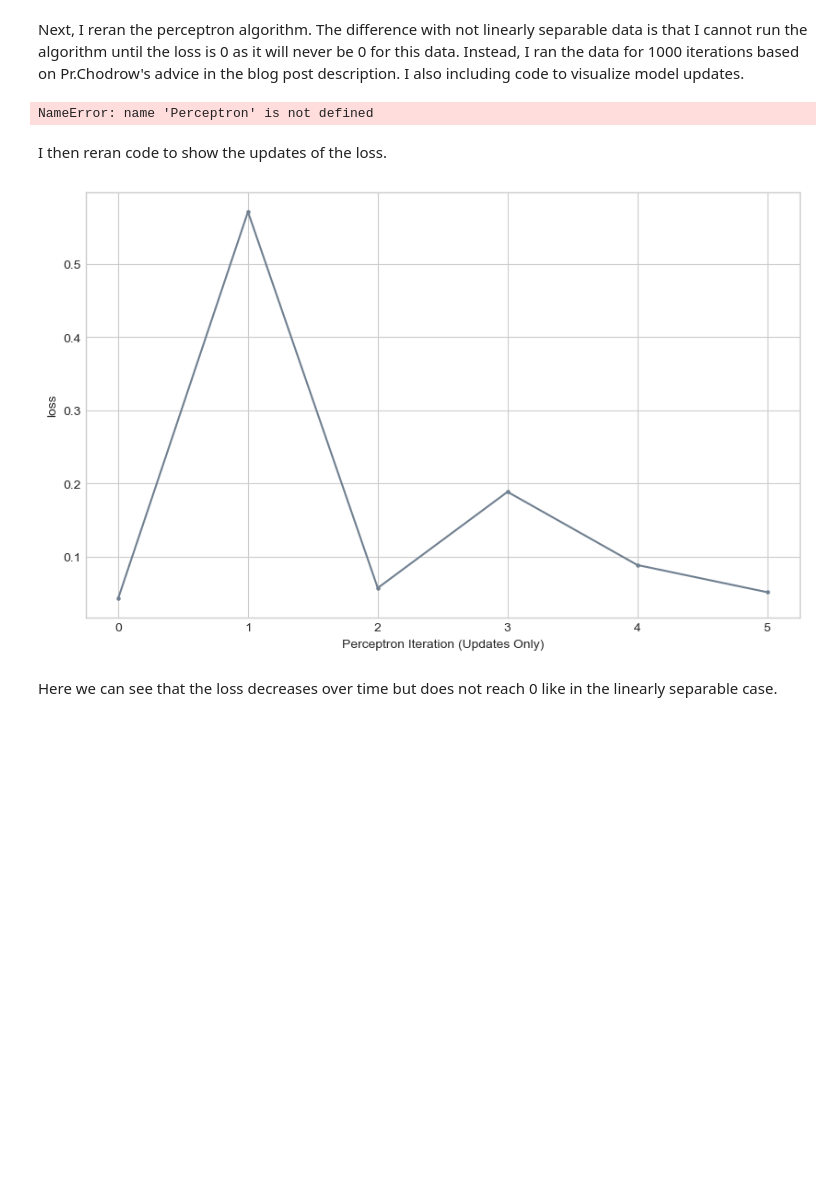
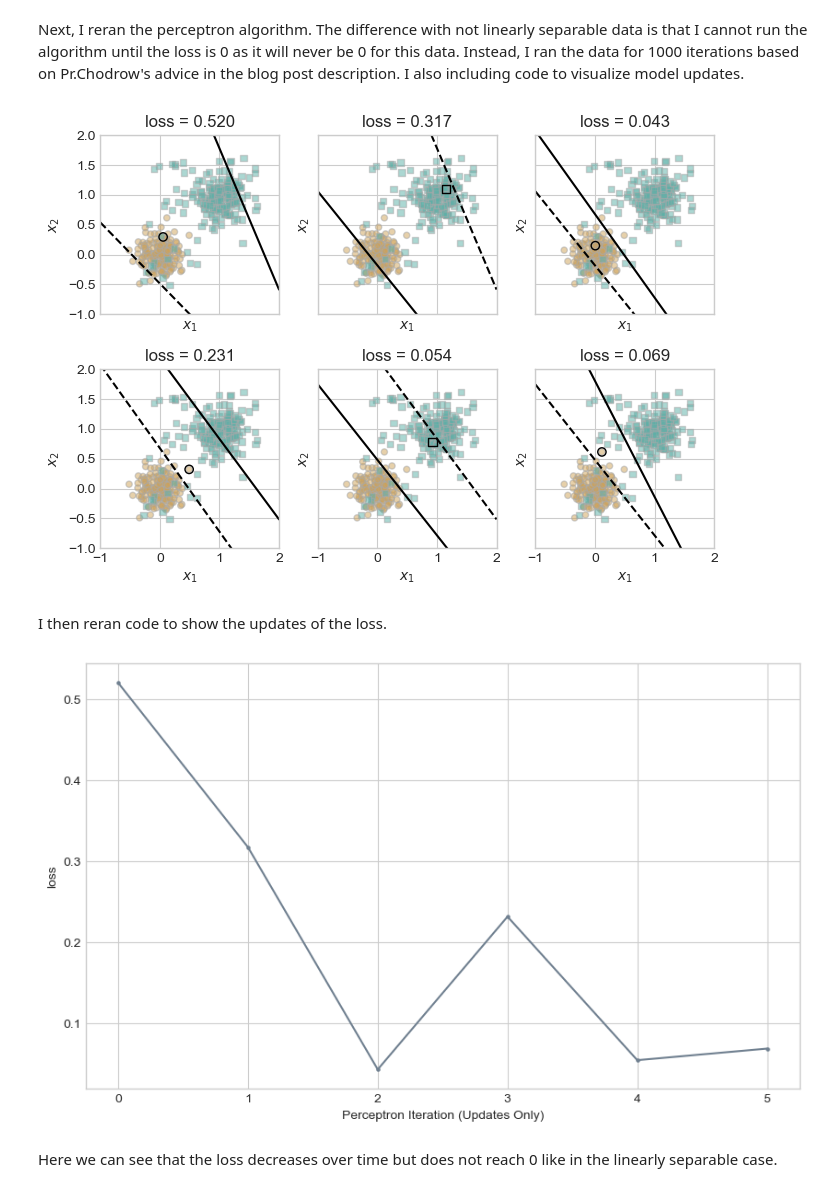
Before and after one commit to lfschweitzer/lfschweitzer.github.io, a Jupyter notebook: posts/post4/homework4.ipynb, the cells around one changed output. Cells and saved outputs as stored; diff of their text form; code cells hidden in the pictures; blank space fills up the shorter version.

Commit message:
minibatch error fix

```diff
--- a/posts/post4/homework4.ipynb
+++ b/posts/post4/homework4.ipynb
@@ -240,36 +241,38 @@ loss_vec = []
 for index in range(0, 1000):
     ax = axarr.ravel()[current_ax]
 
     # save the old value of w for plotting later
     old_w = torch.clone(p.w)
 
     # pick a random data point
     i = torch.randint(n, size = (1,))
     x_i = X[[i],:]
     y_i = y[i]
 
     # make an optimization step -- this is where the update actually happens
     # now p.w is the new value
     local_loss = opt.step(x_i, y_i)
 
     # if a change was made, plot the old and new decision boundaries
     # also add the new loss to loss_vec for plotting below
-    if (local_loss > 0 and current_ax<6):
+    if (local_loss > 0):
         plot_perceptron_data_overlap(X, y, ax)
         draw_line(old_w, x_min = -1, x_max = 2, ax = ax, color = "black", linestyle = "dashed")
         loss = p.loss(X, y).item()
         loss_vec.append(loss)
         draw_line(p.w, x_min = -1, x_max = 2, ax = ax, color = "black")
         ax.scatter(X[i,0],X[i,1], color = "black", facecolors = "none", edgecolors = "black", marker = markers[marker_map[y[i].item()]])
         # draw_line(w, -10, 10, ax, color = "black")
         ax.set_title(f"loss = {loss:.3f}")
         ax.set(xlim = (-1, 2), ylim = (-1, 2))
 
-        if (current_ax < 5):
+        if(current_ax < 5):
             current_ax += 1
+        else:
+            break
 plt.tight_layout()
 # %% [output]
-NameError: name 'Perceptron' is not defined
+[figure, added]
 # %% [markdown]
 I then reran code to show the updates of the loss.
 # %%
@@ -282,7 +285,7 @@ plt.plot(loss_vec, color = "slategrey")
 plt.scatter(torch.arange(len(loss_vec)), loss_vec, color = "slategrey", s=5)
 labs = plt.gca().set(xlabel = "Perceptron Iteration (Updates Only)", ylabel = "loss")
 # %% [output]
-[figure, old version]
+[figure, new version]
 # %% [markdown]
 Here we can see that the loss decreases over time but does not reach 0 like in the linearly separable case.
 # %% [markdown]
```
Also changed, not shown: parts of 5 cells of this notebook, 2 other files.
